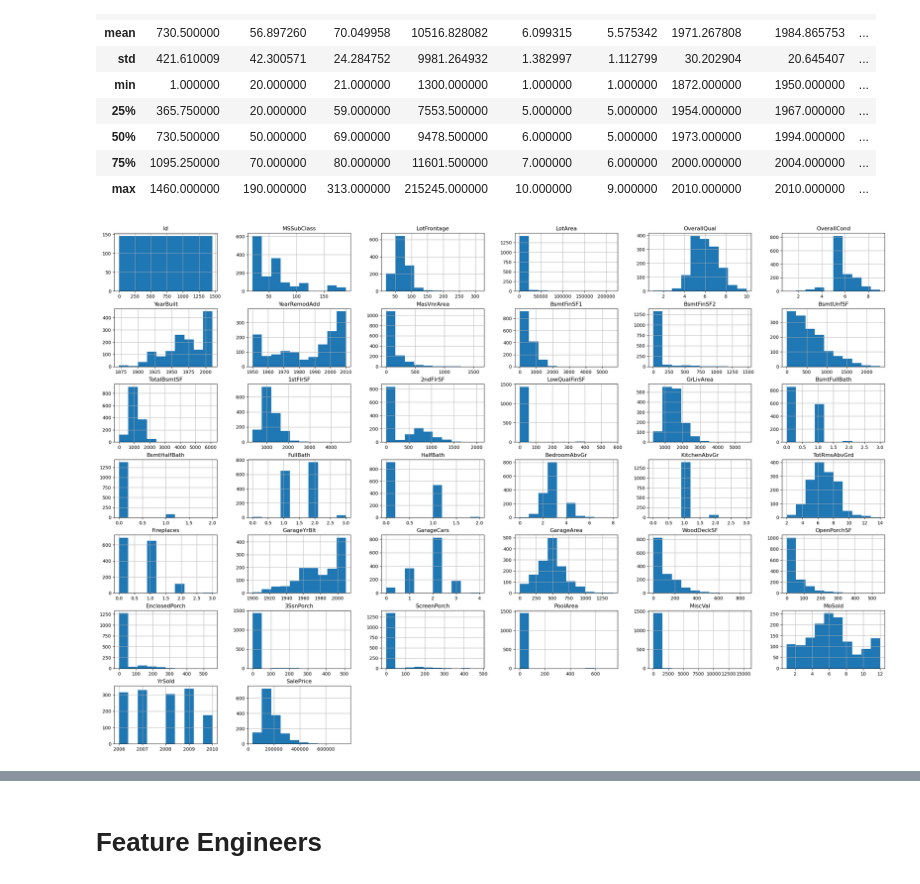
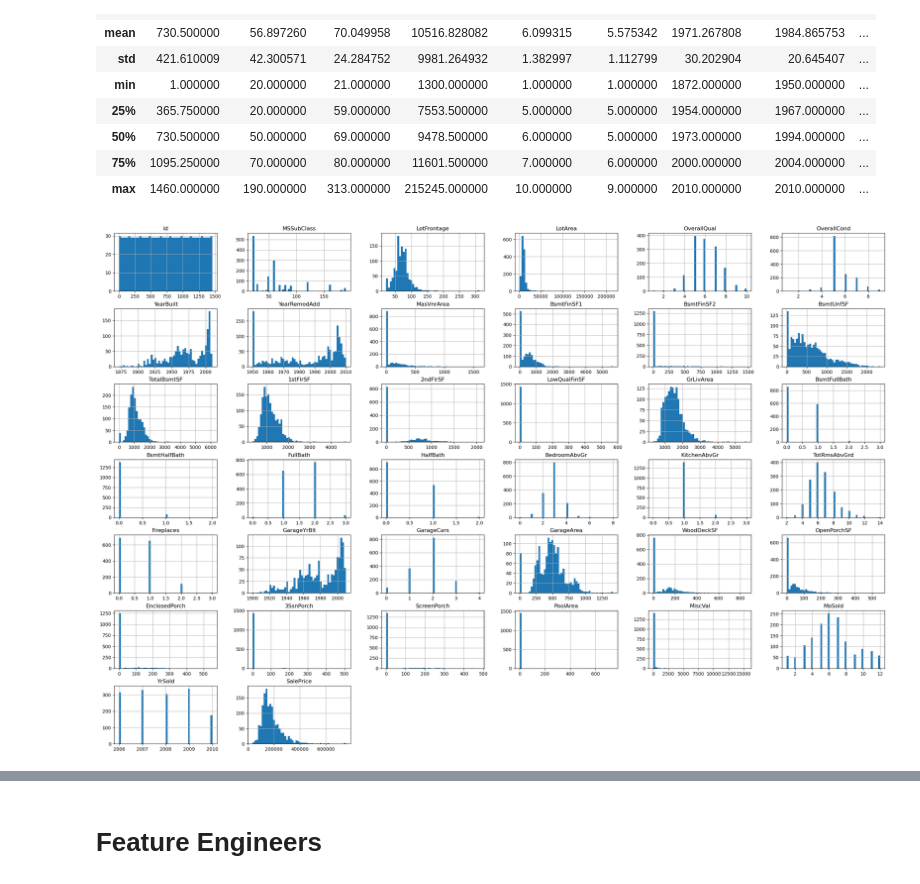
Before and after one commit to ericlau1987/kaggle_competition, a Jupyter notebook: house_price_regression/src/02_models.ipynb, the cells around one changed output, grey strips where cells are left out. Cells and saved outputs as stored; diff of their text form; code cells hidden in the pictures.

```diff
--- a/house_price_regression/src/02_models.ipynb
+++ b/house_price_regression/src/02_models.ipynb
@@ -60,7 +68,7 @@ df_train.describe()
 | 75% | 1095.250000 | 70.000000 | 80.000000 | 11601.500000 | 7.000000 | 6.000000 | 2000.000000 | 2004.000000 | ... |
 | max | 1460.000000 | 190.000000 | 313.000000 | 215245.000000 | 10.000000 | 9.000000 | 2010.000000 | 2010.000000 | ... |
 # %%
-df_train.hist(figsize=(30,20))
+df_train.hist(bins=50, figsize=(30,20))
 plt.show()
 # %% [output]
-[figure, old version]
+[figure, new version]
```
Also changed, not shown: parts of 11 cells of this notebook, 4 other files.
